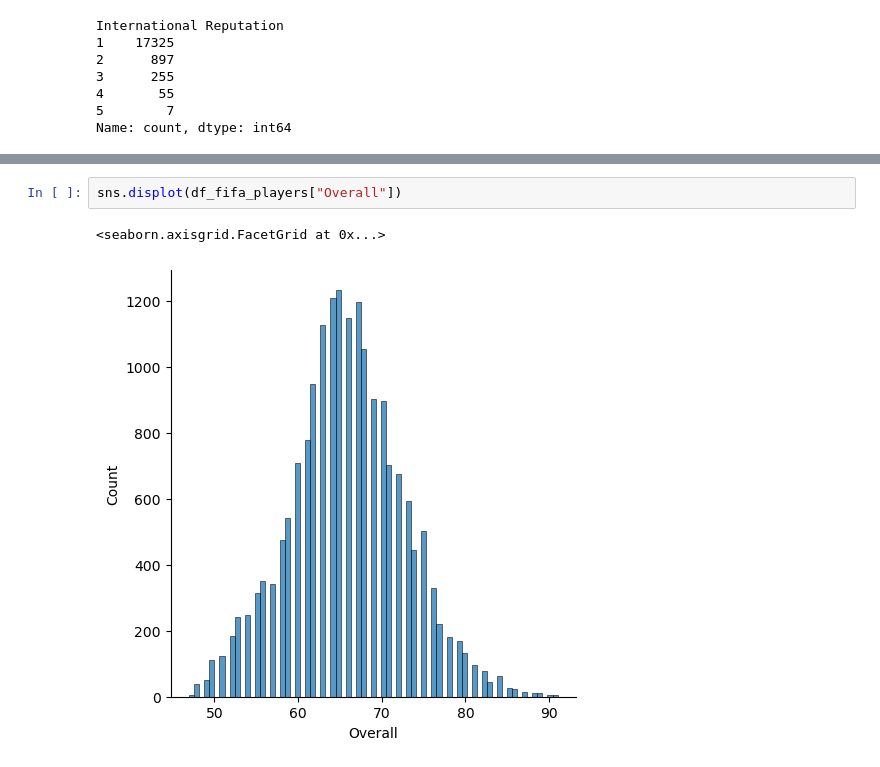
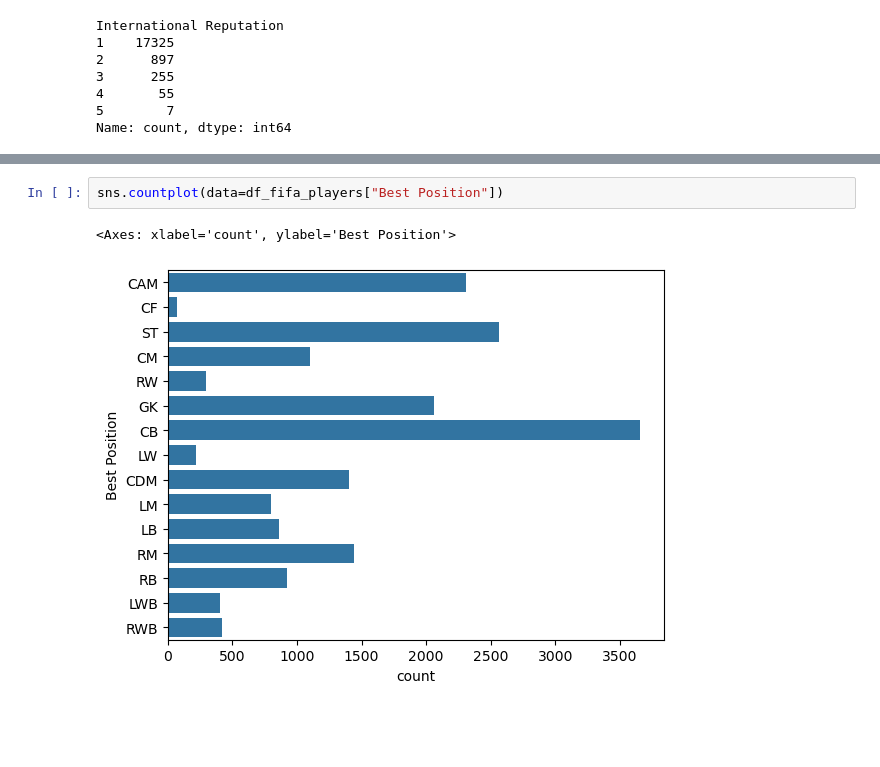
Before and after one commit to Simonmaignan/data-analysis-projects, a Jupyter notebook: projects/fifa-23-players/fifa23-players-explore.ipynb, the cells around one changed output, grey strips where cells are left out. Saved outputs shown, nothing was run; the diff lists cells and outputs as text; blank space fills up the shorter version.

Commit message:
Fifa23 Notebook update

```diff
--- a/projects/fifa-23-players/fifa23-players-explore.ipynb
+++ b/projects/fifa-23-players/fifa23-players-explore.ipynb
@@ -121,7 +127,7 @@ There are 91 great players (Overall >= 85)
-# %%
-sns.displot(df_fifa_players["Overall"])
-# %% [output]
-<seaborn.axisgrid.FacetGrid at 0x...>
-[figure, removed]
+# %%
+sns.countplot(data=df_fifa_players["Best Position"])
+# %% [output]
+<Axes: xlabel='count', ylabel='Best Position'>
+[figure, added]
 # %%
 sns.countplot(
```
Also changed, not shown: parts of 9 cells of this notebook.
